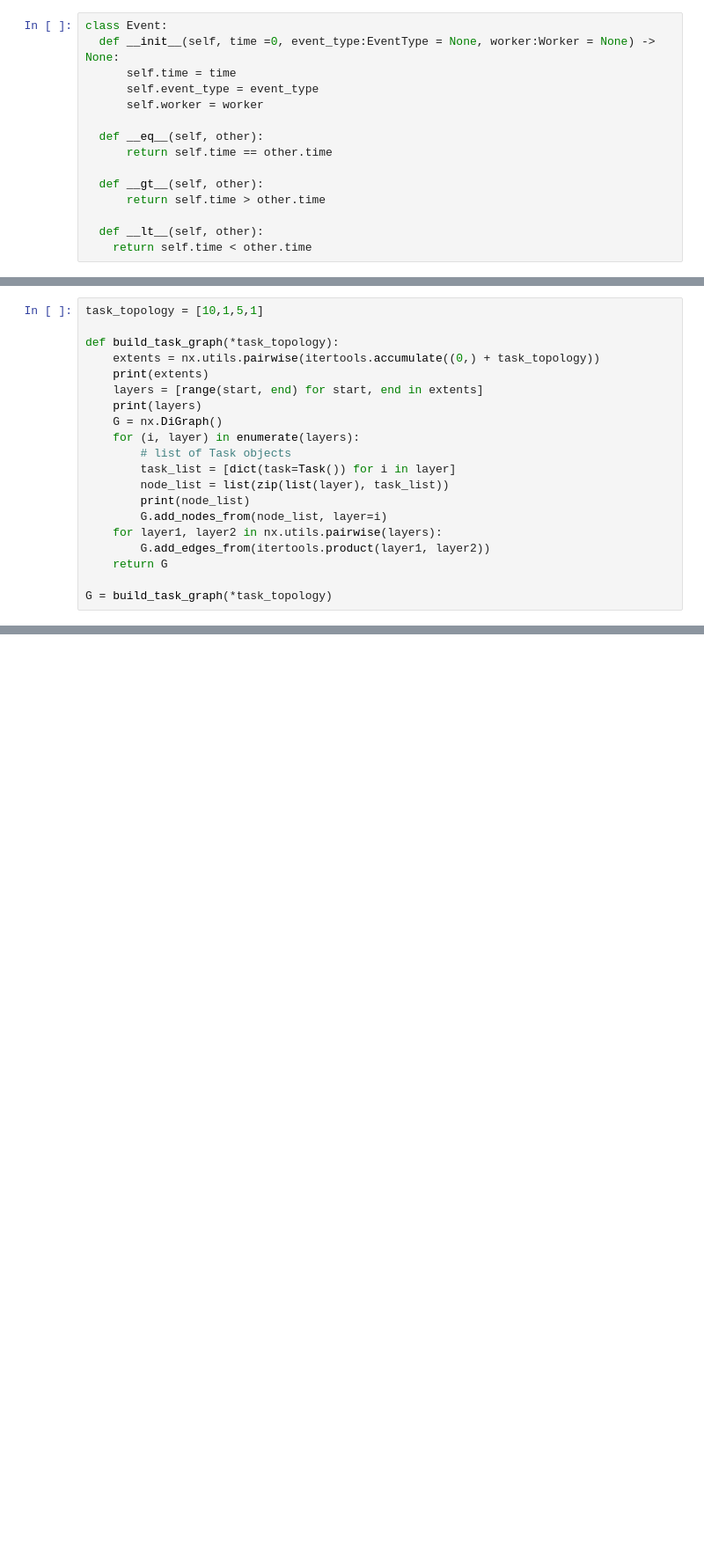
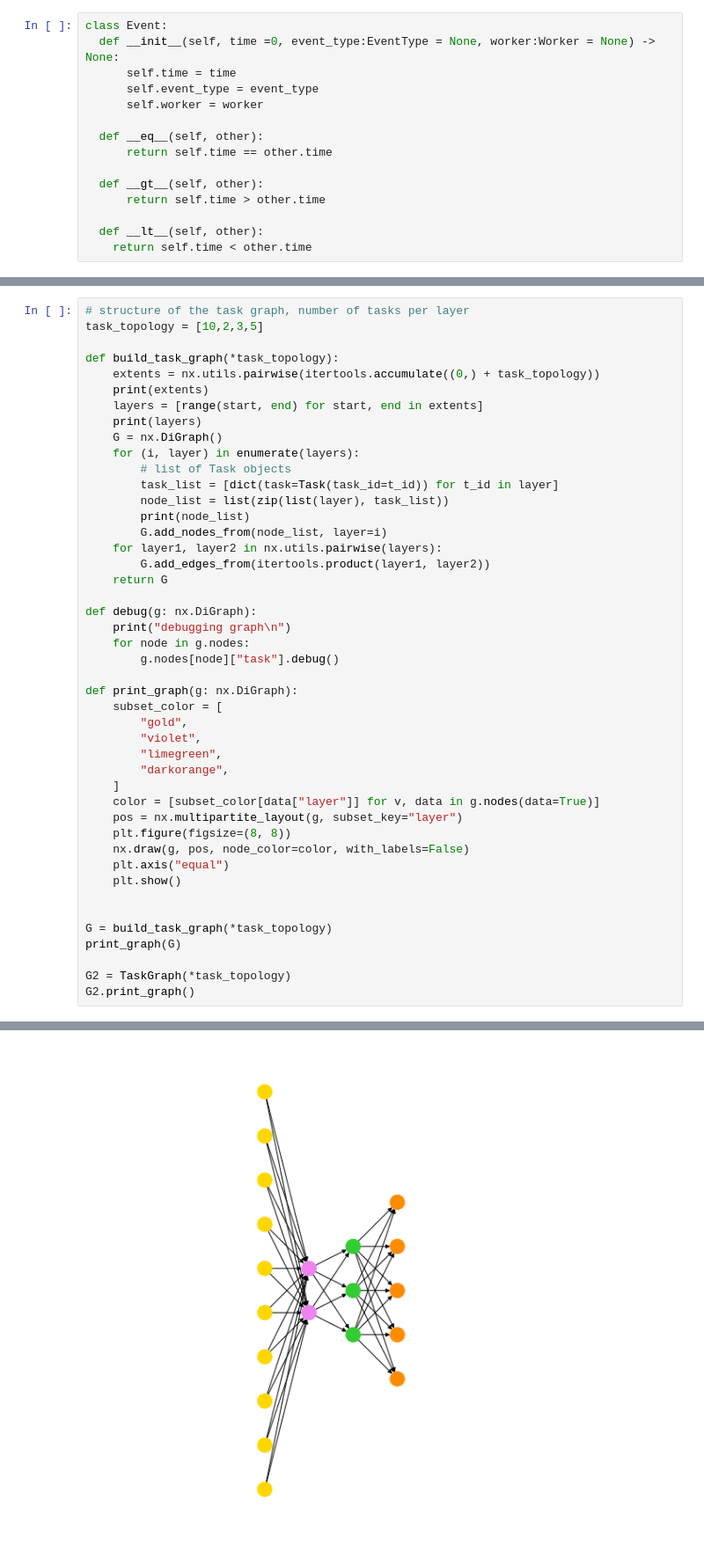
Before and after one commit to alzh9000/260r-map-reduce-deepnote, a Jupyter notebook: CS260_R_Simulator.ipynb, the cells around one changed output, grey strips where cells are left out. Shown at 88% size. Cells and saved outputs as stored; diff of their text form; blank space fills up the shorter version.

```diff
--- a/CS260_R_Simulator.ipynb
+++ b/CS260_R_Simulator.ipynb
@@ -171,5 +210,6 @@ class Event:
 # %%
-task_topology = [10,1,5,1]
+# structure of the task graph, number of tasks per layer
+task_topology = [10,2,3,5]
 
 def build_task_graph(*task_topology):
     extents = nx.utils.pairwise(itertools.accumulate((0,) + task_topology))
@@ -179,7 +219,7 @@ def build_task_graph(*task_topology):
     G = nx.DiGraph()
     for (i, layer) in enumerate(layers):
         # list of Task objects
-        task_list = [dict(task=Task()) for i in layer]
+        task_list = [dict(task=Task(task_id=t_id)) for t_id in layer]
         node_list = list(zip(list(layer), task_list))
         print(node_list)
         G.add_nodes_from(node_list, layer=i)
@@ -187,6 +227,30 @@ def build_task_graph(*task_topology):
         G.add_edges_from(itertools.product(layer1, layer2))
     return G
 
+def debug(g: nx.DiGraph):
+    print("debugging graph\n")
+    for node in g.nodes:
+        g.nodes[node]["task"].debug()
+
+def print_graph(g: nx.DiGraph):
+    subset_color = [
+        "gold",
+        "violet",
+        "limegreen",
+        "darkorange",
+    ]
+    color = [subset_color[data["layer"]] for v, data in g.nodes(data=True)]
+    pos = nx.multipartite_layout(g, subset_key="layer")
+    plt.figure(figsize=(8, 8))
+    nx.draw(g, pos, node_color=color, with_labels=False)
+    plt.axis("equal")
+    plt.show()
+
+
 G = build_task_graph(*task_topology)
+print_graph(G)
+
+G2 = TaskGraph(*task_topology)
+G2.print_graph()
 # %% [output]
 <zip object at 0x...>
@@ -197,0 +262 @@ G = build_task_graph(*task_topology)
+[figure, added]
```
Also changed, not shown: parts of 9 cells of this notebook.
